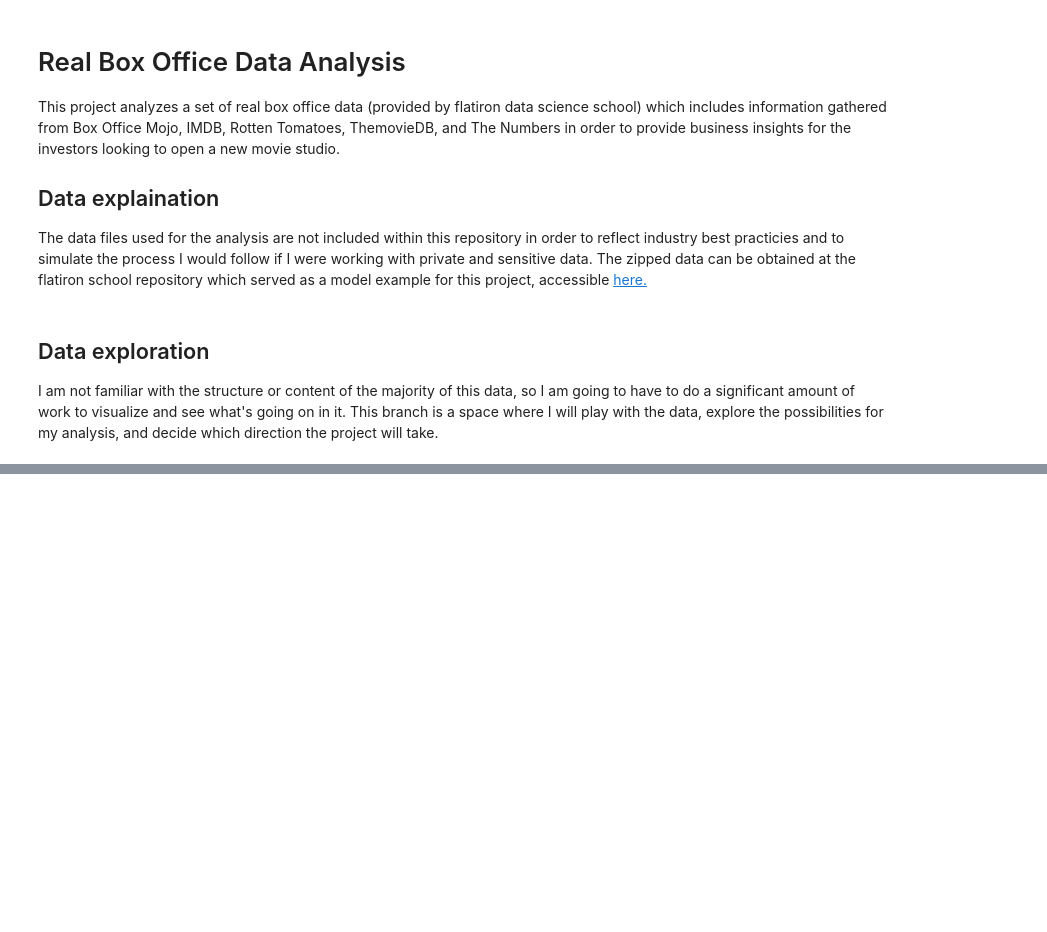
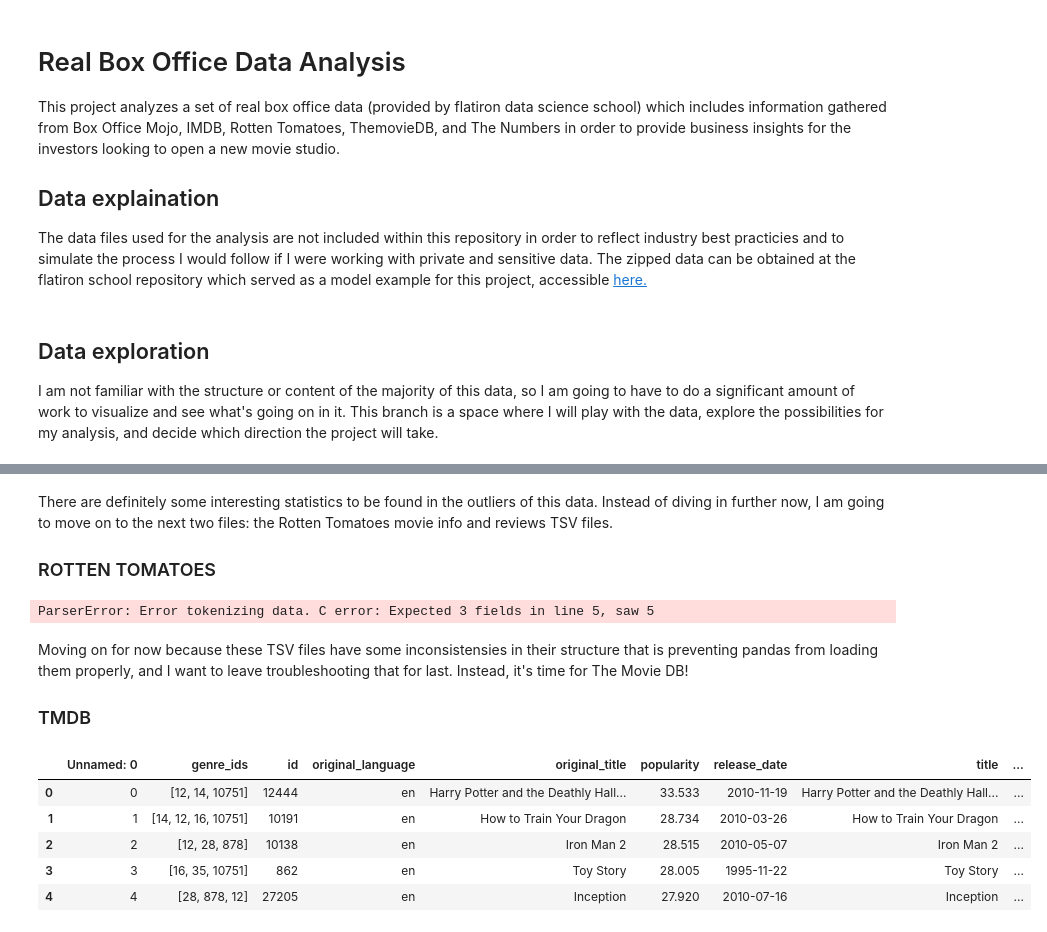
Before and after one commit to Davidkeebler/Real-Box-Office-Analysis, a Jupyter notebook: index.ipynb, the cells around one changed output, grey strips where cells are left out. Cells and saved outputs as stored; diff of their text form; code cells hidden in the pictures; blank space fills up the shorter version.

Commit message:
Load csv and tsv files into df and do basic analysis. Discover problem with rotten tomatoes files. Start working on imdb sql database.

```diff
--- a/index.ipynb
+++ b/index.ipynb
@@ -21,0 +50,22 @@ from scipy import stats
+# %% [markdown]
+There are definitely some interesting statistics to be found in the outliers of this data. Instead of diving in further now, I am going to move on to the next two files: the Rotten Tomatoes movie info and reviews TSV files.
+
+### ROTTEN TOMATOES
+# %%
+rtmidf = pd.read_csv("data/rt.reviews.tsv")
+# %% [output]
+ParserError: Error tokenizing data. C error: Expected 3 fields in line 5, saw 5
+# %% [markdown]
+Moving on for now because these TSV files have some inconsistensies in their structure that is preventing pandas from loading them properly, and I want to leave troubleshooting that for last. Instead, it's time for The Movie DB!
+
+### TMDB
+# %%
+tmdbdf = pd.read_csv("data/tmdb.movies.csv")
+tmdbdf.head()
+# %% [output]
+|  | Unnamed: 0 | genre_ids | id | original_language | original_title | popularity | release_date | title | ... |
+| 0 | 0 | [12, 14, 10751] | 12444 | en | Harry Potter and the Deathly Hall... | 33.533 | 2010-11-19 | Harry Potter and the Deathly Hall... | ... |
+| 1 | 1 | [14, 12, 16, 10751] | 10191 | en | How to Train Your Dragon | 28.734 | 2010-03-26 | How to Train Your Dragon | ... |
+| 2 | 2 | [12, 28, 878] | 10138 | en | Iron Man 2 | 28.515 | 2010-05-07 | Iron Man 2 | ... |
+| 3 | 3 | [16, 35, 10751] | 862 | en | Toy Story | 28.005 | 1995-11-22 | Toy Story | ... |
+| 4 | 4 | [28, 878, 12] | 27205 | en | Inception | 27.920 | 2010-07-16 | Inception | ... |
```
Also changed, not shown: parts of 10 cells of this notebook.
